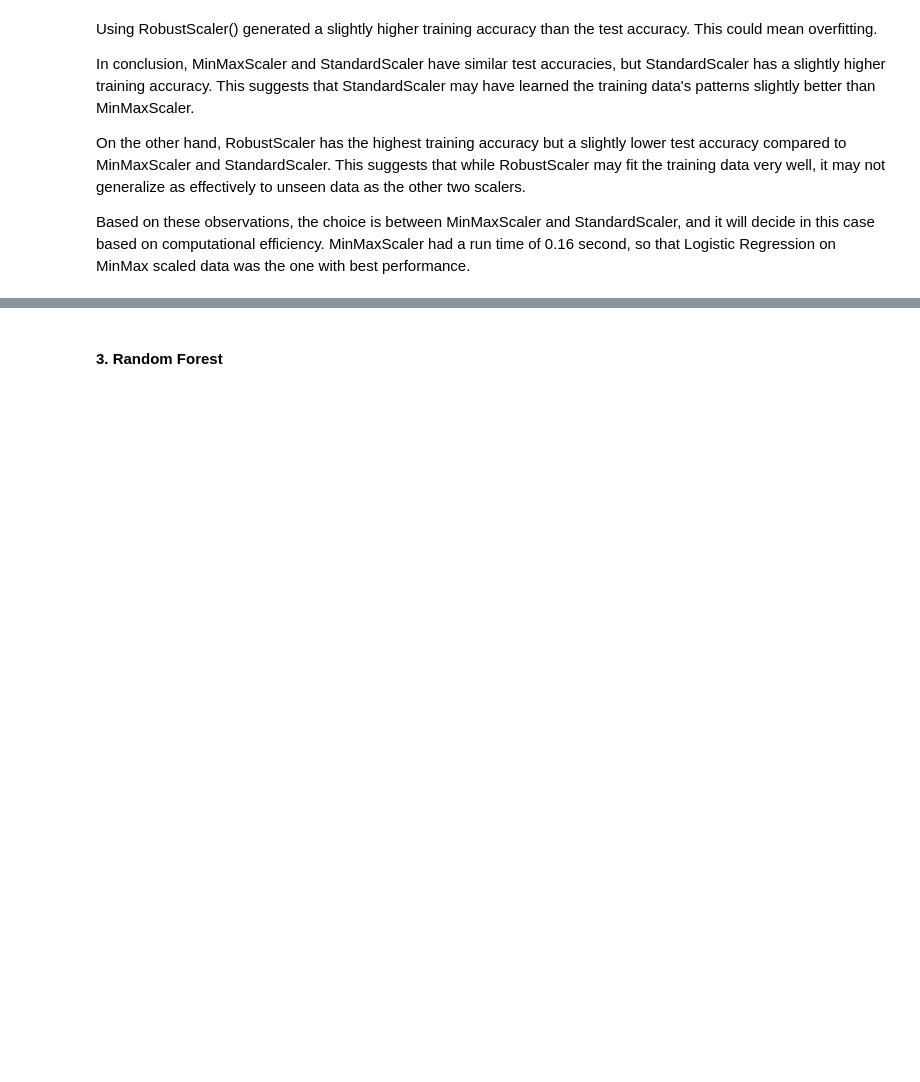
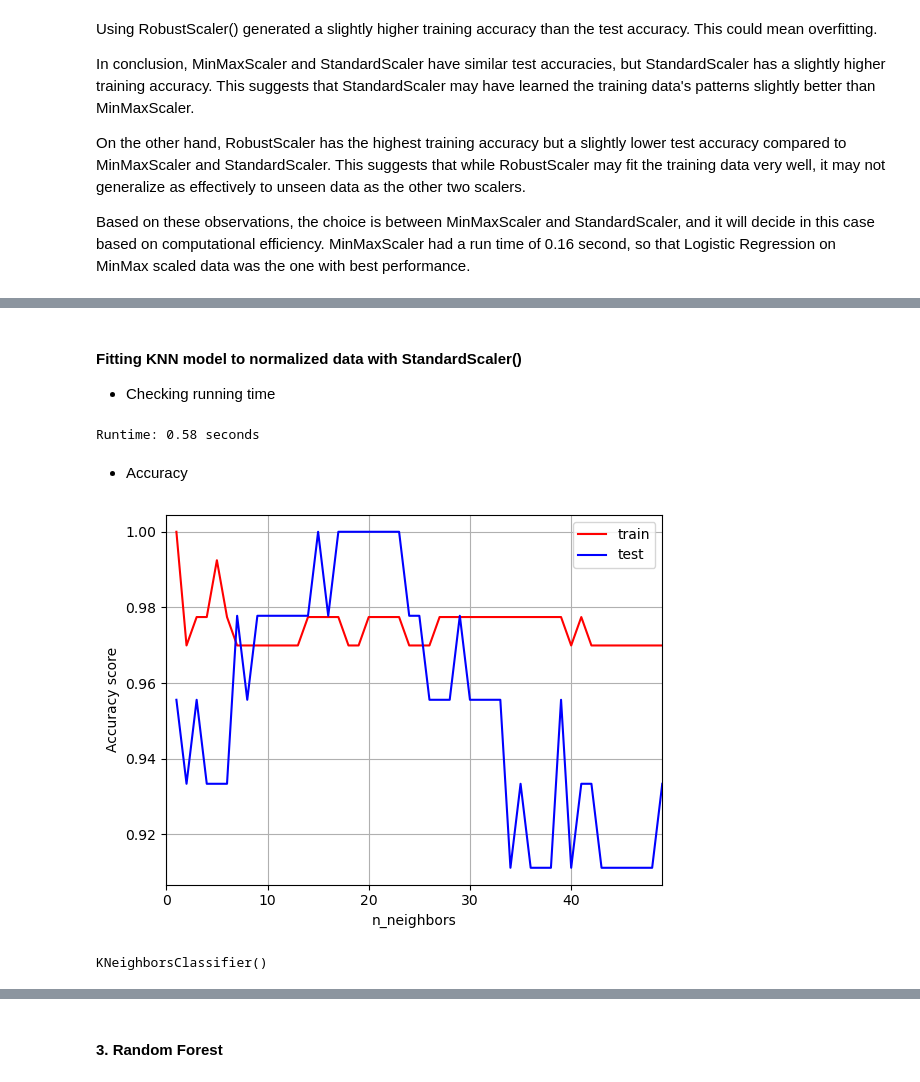
Before and after one commit to danielamartinezli/wine_classification, a Jupyter notebook: notebook/wine.ipynb, the cells around one changed output, grey strips where cells are left out. Saved outputs shown, nothing was run; the diff lists cells and outputs as text; code cells hidden in the pictures; blank space fills up the shorter version.

```diff
--- a/notebook/wine.ipynb
+++ b/notebook/wine.ipynb
@@ -835,0 +924,50 @@ Based on these observations, the choice is between MinMaxScaler and StandardScal
+# %% [markdown]
+#### Fitting KNN model to normalized data with StandardScaler()
+
+- Checking running time
+# %%
+start = time.time()
+
+# Empty lists to append to
+train_acc_ss = []
+test_acc_ss = []
+
+# Loop through the neighbors
+for k in neighbors:
+
+    # Instantiate the model
+    knn = KNeighborsClassifier(n_neighbors=k)
+
+    # Fit the model
+    knn.fit(X_train_ss, y_train)
+
+    # Score the model
+    train_acc_ss.append(knn.score(X_train_ss, y_train))
+    test_acc_ss.append(knn.score(X_test_ss, y_test))
+
+stop = time.time()
+runtime_knn_ss = stop-start
+print(f"Runtime: {round(runtime_knn_ss,2)} seconds")
+# %% [output]
+Runtime: 0.58 seconds
+# %% [markdown]
+- Accuracy
+# %%
+# Plot the accuracies
+plt.figure()
+plt.plot(neighbors, train_acc_ss, c='red', label='train')
+plt.plot(neighbors, test_acc_ss, c='blue', label='test')
+plt.xlabel("n_neighbors")
+plt.ylabel("Accuracy score")
+plt.legend()
+plt.grid(True)
+plt.xlim(0, max(neighbors))  # Adjust the x-axis limits
+plt.show()
+# %% [output]
+[figure, added]
+# %%
+# Fit the model
+KNN_model = KNeighborsClassifier()
+KNN_model.fit(X_train, y_train)
+# %% [output]
+KNeighborsClassifier()
```
Also changed, not shown: parts of 19 cells of this notebook.
